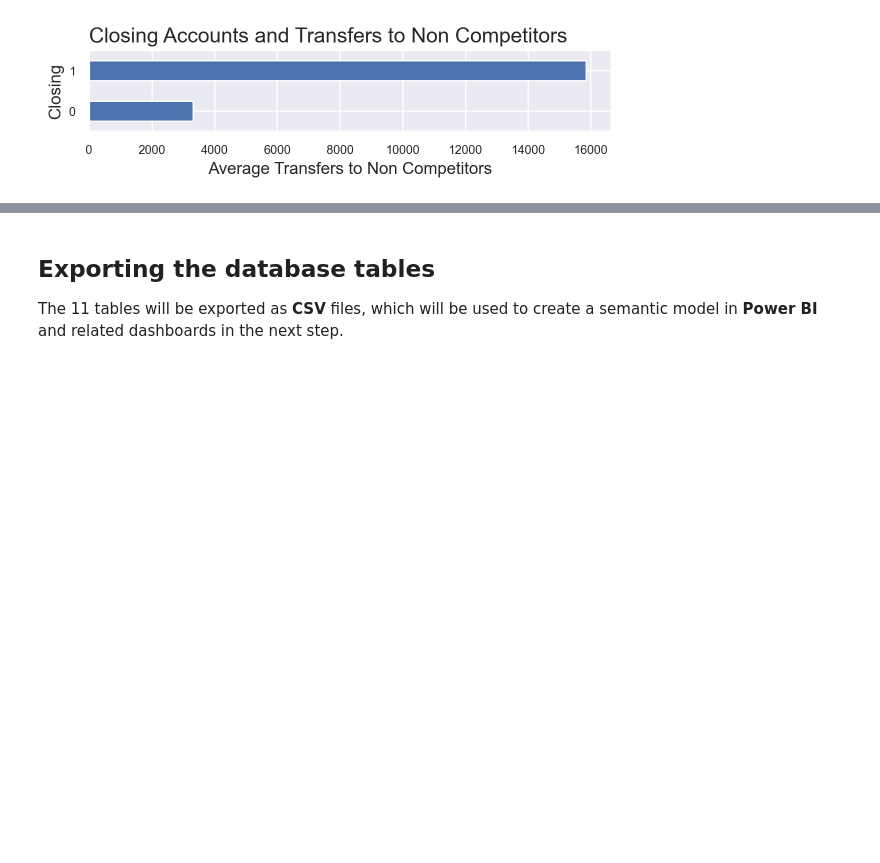
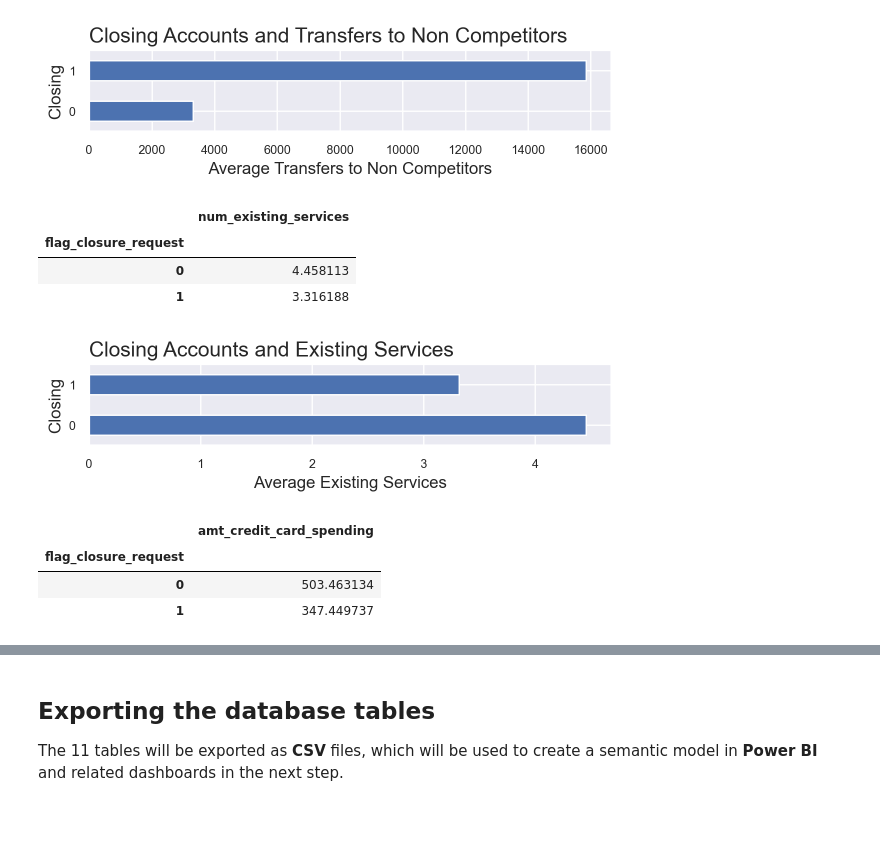
Before and after one commit to fedfioravanti/Bank-Churn-Prediction, a Jupyter notebook: notebooks/Bank-Churn-01-Intro-EDA.ipynb, the cells around one changed output, grey strips where cells are left out. Saved outputs shown, nothing was run; the diff lists cells and outputs as text; code cells hidden in the pictures; blank space fills up the shorter version.

```diff
--- a/notebooks/Bank-Churn-01-Intro-EDA.ipynb
+++ b/notebooks/Bank-Churn-01-Intro-EDA.ipynb
@@ -739,3 +739,33 @@ plt.legend('', frameon=False)
 plt.show()
 # %% [output]
 [figure]
+# %%
+# display the average existing services value for remaining and closing accounts
+exist_serv = df.groupby('flag_closure_request')[['num_existing_services']].mean()
+exist_serv
+# %% [output]
+|  | num_existing_services |
+| flag_closure_request |  |
+| 0 | 4.458113 |
+| 1 | 3.316188 |
+# %%
+# create a horizontal bar plot showing the average existing services value for remaining and closing accounts
+exist_serv.plot(kind='barh', rot=0, figsize=(6,1))
+plt.title('Closing Accounts and Existing Services', loc='left', fontsize = 15)
+plt.ylabel('Closing', fontsize = 12)
+plt.xlabel('Average Existing Services', fontsize = 12)
+
+plt.legend('', frameon=False)
+
+plt.show()
+# %% [output]
+[figure, added]
+# %%
+# display the average credit card spending for remaining and closing accounts
+credit_card_spe = df.groupby('flag_closure_request')[['amt_credit_card_spending']].mean()
+credit_card_spe
+# %% [output]
+|  | amt_credit_card_spending |
+| flag_closure_request |  |
+| 0 | 503.463134 |
+| 1 | 347.449737 |
```
Also changed, not shown: parts of 12 cells of this notebook.
